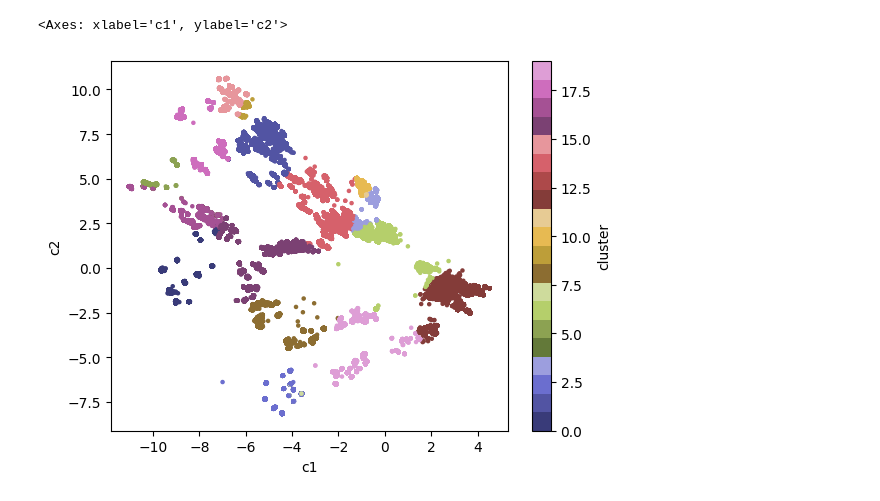
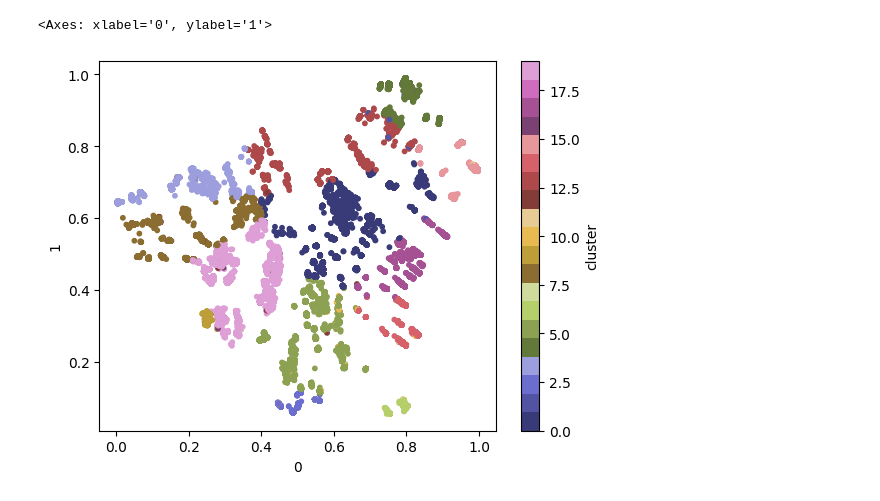
Before and after one commit to RobertDeLaCruzNEU/CS7180-GROUP-007-RecSys, a Jupyter notebook: video-clustering.ipynb, the cells around one changed output. Drawn from its saved outputs; the diff is of its cells as text; code cells hidden in the pictures.

```diff
--- a/video-clustering.ipynb
+++ b/video-clustering.ipynb
@@ -16,5 +16,5 @@ import torch.nn as nn
 
 pd.options.display.max_columns = None
 # %%
-videos = pd.read_csv("./data/KuaiRand-1K/data/video_features_basic_1k.csv")
-X =videos.drop('video_id', axis=1)
+videos = pd.read_csv("./data/KuaiRand-1K/data/video_features_1k_and_interactions.csv")
+X = videos.drop('video_id', axis=1)
@@ -67,5 +113,5 @@ Pipeline(steps=[('preprocessor',
 # %%
-X_encoded = encoder.transform(X.sample(100000, random_state=42))
-pd.DataFrame(X_encoded).plot.scatter(x=0, y=1)
+X_encoded = encoder.transform(X.sample(1000000, random_state=42))
+pd.DataFrame(X_encoded).plot.scatter(x=0, y=1, s=7)
 # %% [output]
 <Axes: xlabel='0', ylabel='1'>
@@ -75,9 +121,9 @@ clustering = Pipeline([
     ('standardize', StandardScaler()),
     ('cluster', DeepEmbeddingClustering(
         lr=1e-1,
-        batch_size=1000,
+        batch_size=10000,
         n_clusters=20,
-        epochs=100,
+        epochs=10,
         device=device
     ))
 ])
@@ -89,10 +135,8 @@ Pipeline(steps=[('standardize', StandardScaler()),
 # %%
-components = encoder.transform(videos.drop('video_id', axis=1))
-components = pd.DataFrame(components, columns=['c1', 'c2'])
+components = pd.DataFrame(X_encoded)
 components['cluster'] = clustering.predict(components)
-components['video_id'] = videos['video_id']
 
-components.sample(1000000, random_state=42).plot.scatter(x=0, y=1, c='cluster', cmap='tab20b', s=5)
+components.sample(100000, random_state=42).plot.scatter(x=0, y=1, c='cluster', cmap='tab20b', s=10)
 # %% [output]
-<Axes: xlabel='c1', ylabel='c2'>
+<Axes: xlabel='0', ylabel='1'>
-[figure, old version]
+[figure, new version]
```
Also changed, not shown: parts of 12 cells of this notebook, 8 other files.
